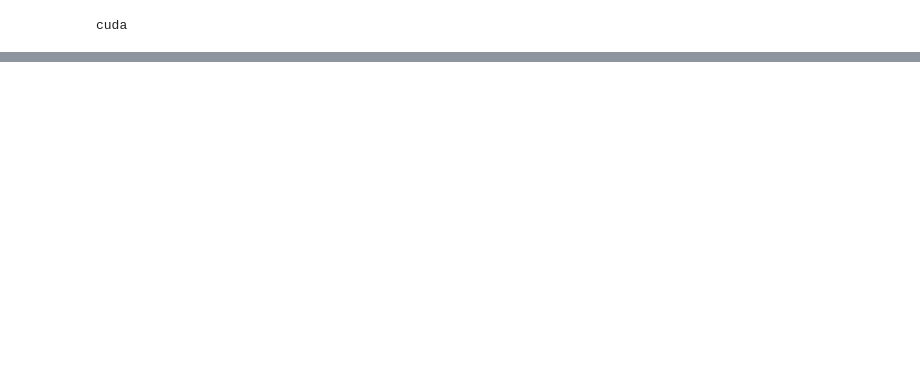
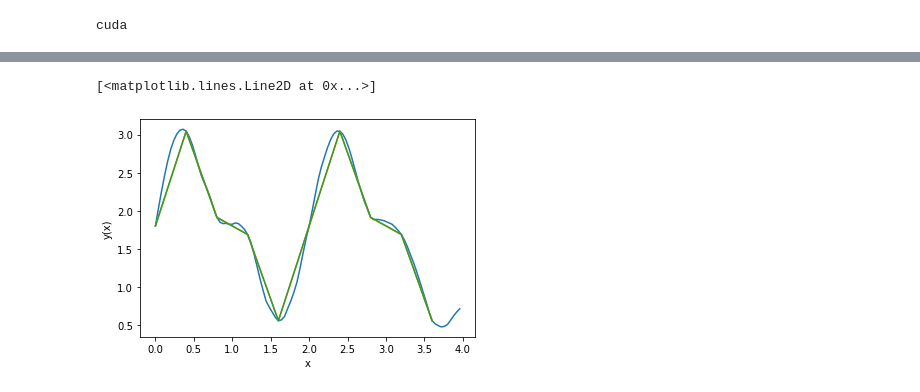
Before and after one commit to franciscodominguezmateos/IntroduccionDeepLearning, a Jupyter notebook: pyTorch_fourier_features_net_22011601.ipynb, the cells around one changed output, grey strips where cells are left out. Cells and saved outputs as stored; diff of their text form; code cells hidden in the pictures; blank space fills up the shorter version.

```diff
--- a/pyTorch_fourier_features_net_22011601.ipynb
+++ b/pyTorch_fourier_features_net_22011601.ipynb
@@ -102,8 +102,13 @@ Epoch 3000, loss = 0.503
 # %%
-scale=10
-B = (torch.randn((1, 32)) * scale).to(device)
-encoded=2*np.pi*x @ B
-encoded=torch.cat([torch.sin(encoded),torch.cos(encoded)],dim=1)
-print(B.shape)
-print(x.shape)
-print(encoded.shape)
+def encoder(x,mapping_size=32,scale=10):
+    mapping_size2=mapping_size//2
+    #B = (torch.randn((1, mapping_size2)) * scale).to(device)
+    #B = torch.eye(1,1).to(device)
+    rang=np.arange(0,mapping_size2)+1
+    B = torch.Tensor([rang]).to(device)*scale
+    encoded=2*np.pi*x @ B
+    encoded=torch.cat([torch.sin(encoded),torch.cos(encoded)],dim=1)
+    print(B.shape)
+    print(x.shape)
+    print(encoded.shape)
+    return encoded
@@ -124,0 +115,7 @@ tensor([[ 0.0000, -0.0000, -0.0000,  ...,  1.0000,  1.0000,  1.0000],
+# %%
+mapping_size=16
+scale=0.1
+encoded=encoder(x,mapping_size,scale)
+x_all_np=np.linspace(0, 4, 100, endpoint=False)
+x_all=torch.tensor(x_all_np).float().contiguous().view(-1,1).to(device)
+encoded_all=encoder(x_all,mapping_size,scale)
@@ -125,6 +131,6 @@ tensor([[ 0.0000, -0.0000, -0.0000,  ...,  1.0000,  1.0000,  1.0000],
 # %%
 model=nn.Sequential(
-    nn.Linear(64,32),
+    nn.Linear(mapping_size,32),
     nn.ReLU(),
     nn.Linear(32,32),
     nn.ReLU(),
@@ -144,10 +150,6 @@ for epoch in range(4000):
     loss.backward()
     optimizer.step()
 
-    if epoch % 1000 == 0:
+    if epoch % 1000//1 == 0:
         print('Epoch %d, loss = %.03f' % (epoch, float(loss)))
-plt.xlabel("x")
-plt.ylabel("y(x)")
-pred_np=generated.cpu().detach().numpy()
-plt.plot(x_np, pred_np)
 # %% [output]
@@ -159,0 +160,14 @@ Epoch 3000, loss = 0.001
+# %%
+plt.xlabel("x")
+plt.ylabel("y(x)")
+generated_all=model(encoded_all)
+pred_all_np=generated_all.cpu().detach().numpy()
+pred_np=generated.cpu().detach().numpy()
+plt.plot(x_all_np, pred_all_np)
+plt.plot(x_np, pred_np)
+plt.xlabel("x")
+plt.ylabel("y(x)")
+plt.plot(x_np, y_np)
+# %% [output]
+[<matplotlib.lines.Line2D at 0x...>]
+[figure, added]
```
Also changed, not shown: parts of 9 cells of this notebook, 6 other files.
